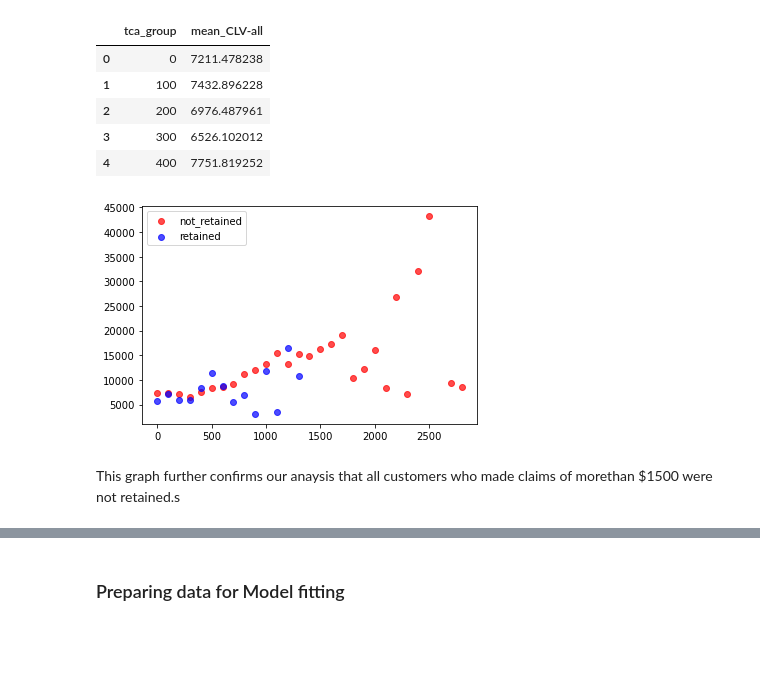
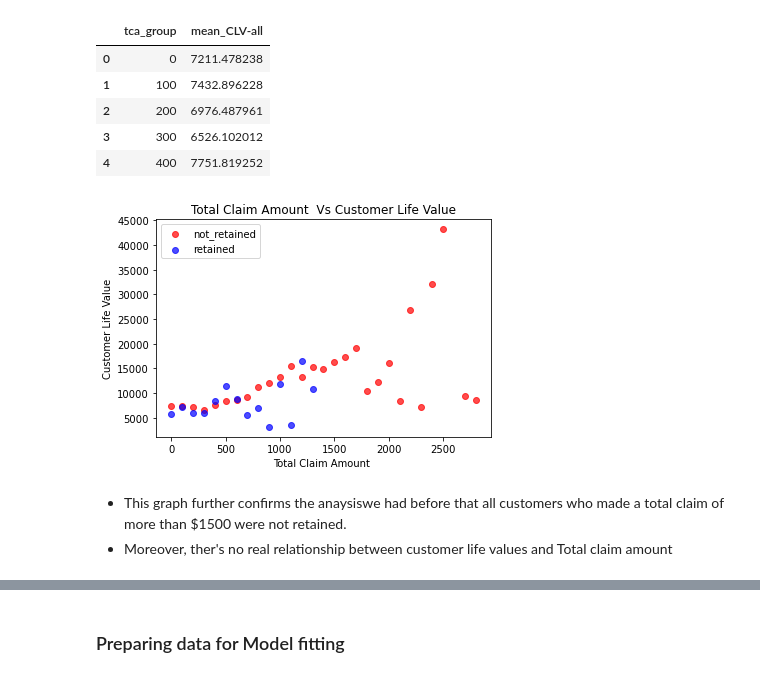
Before and after one commit to ASIVEMNQUMENI/retention, a Jupyter notebook: retention.ipynb, the cells around one changed output, grey strips where cells are left out. Drawn from its saved outputs; the diff is of its cells as text; code cells hidden in the pictures; blank space fills up the shorter version.

```diff
--- a/retention.ipynb
+++ b/retention.ipynb
@@ -286,11 +299,16 @@ group_mean(df,"all").head()
 not_retained_group = group_mean(not_retained,"Not_Retained").dropna()
 retained_group = group_mean(retained,"Retained").dropna()
 # %%
+#determine the relationship between total claim amount and Customer life Values
 plt.scatter(not_retained_group['tca_group'] , not_retained_group['mean_CLV-Not_Retained'], color='Red', label='not_retained',alpha = 0.7)
 plt.scatter(retained_group['tca_group'] ,retained_group['mean_CLV-Retained'], color='Blue', label='retained',alpha = 0.7)
+plt.title("Total Claim Amount  Vs Customer Life Value")
+plt.ylabel('Customer Life Value')
+plt.xlabel("Total Claim Amount ")
 plt.legend()
 plt.show()
 # %% [output]
-[figure, old version]
+[figure, new version]
 # %% [markdown]
-This graph further confirms our anaysis that all customers who made claims of morethan $1500 were not retained.s
+* This graph further confirms the anaysiswe had before that all customers who made a total claim of more than $1500 were not retained.
+* Moreover, ther's no real relationship between customer life values and Total claim amount
```
Also changed, not shown: parts of 7 cells of this notebook.
